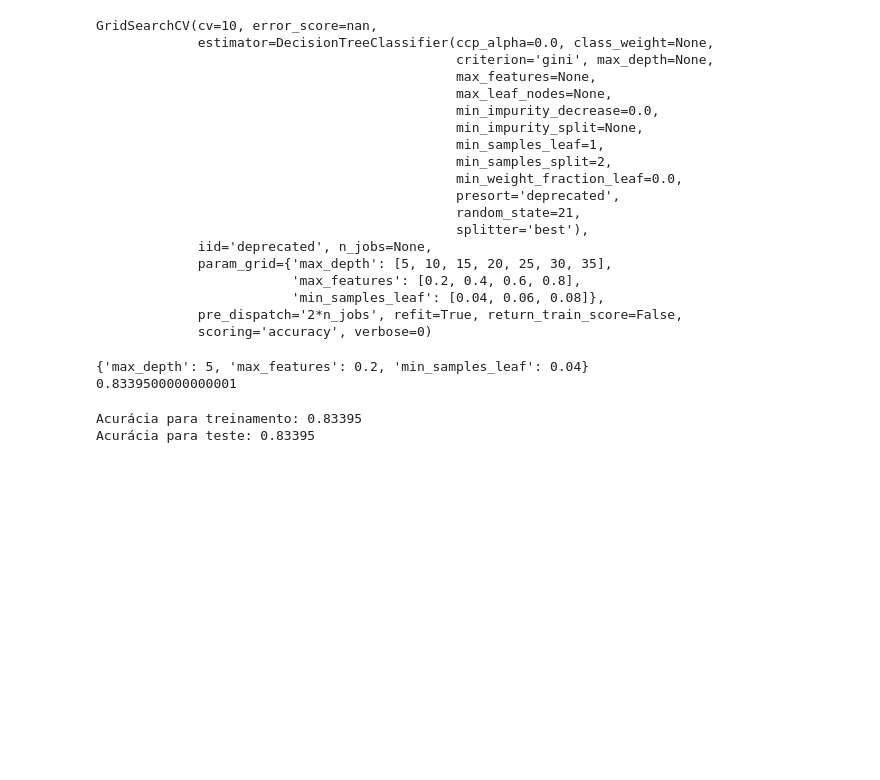
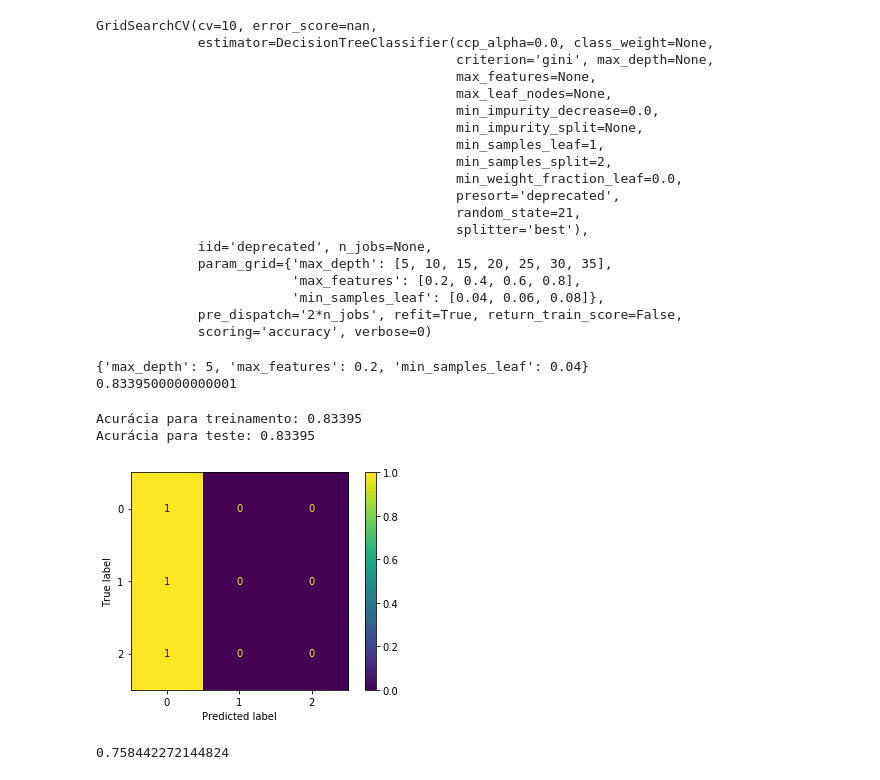
Before and after one commit to Scicrop/jobs-datascience, a Jupyter notebook: SciCrop.ipynb, the cells around one changed output. Cells and saved outputs as stored; diff of their text form; code cells hidden in the pictures; blank space fills up the shorter version.

Commit message:
Scoring
Percebo erro na métrica de performance

```diff
--- a/SciCrop.ipynb
+++ b/SciCrop.ipynb
@@ -197,3 +197,19 @@ print('Acurácia para teste:', accuracy_score(y_test,dt_grid.predict(X_test)))
 # %% [output]
 Acurácia para treinamento: 0.83395
 Acurácia para teste: 0.83395
+# %%
+plot_confusion_matrix(dt_grid, X_test, y_test, normalize = 'true')
+plt.show()
+
+# E nesse momento eu percebo que, apesar de ter percebido que a distribuição entre as classes não é igualitária (vide célula 6)
+# eu usei accuracy como métrica de performance e acabei com um modelo que prevê todos os danos como 1.
+# Vou trocar para f1_score
+# %% [output]
+[figure, added]
+# %%
+from sklearn.metrics import f1_score
+f1_score(y_test, dt_grid.predict(X_test), average = 'weighted')
+
+# vou usar esse tipo de f1_score
+# %% [output]
+0.758442272144824
```
